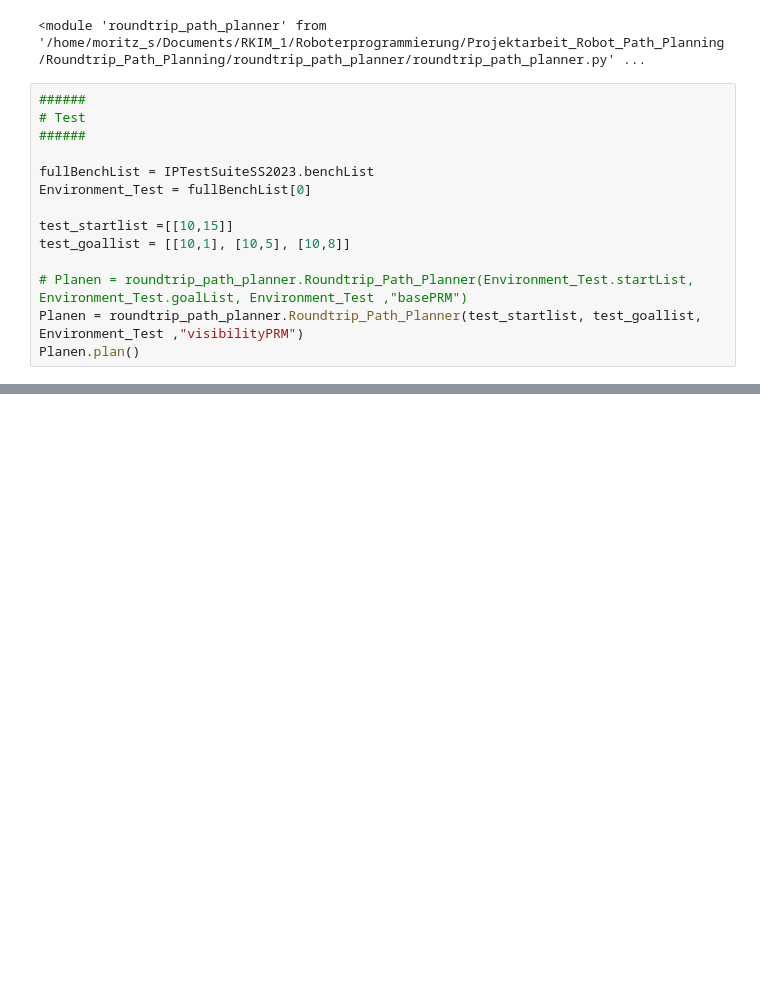
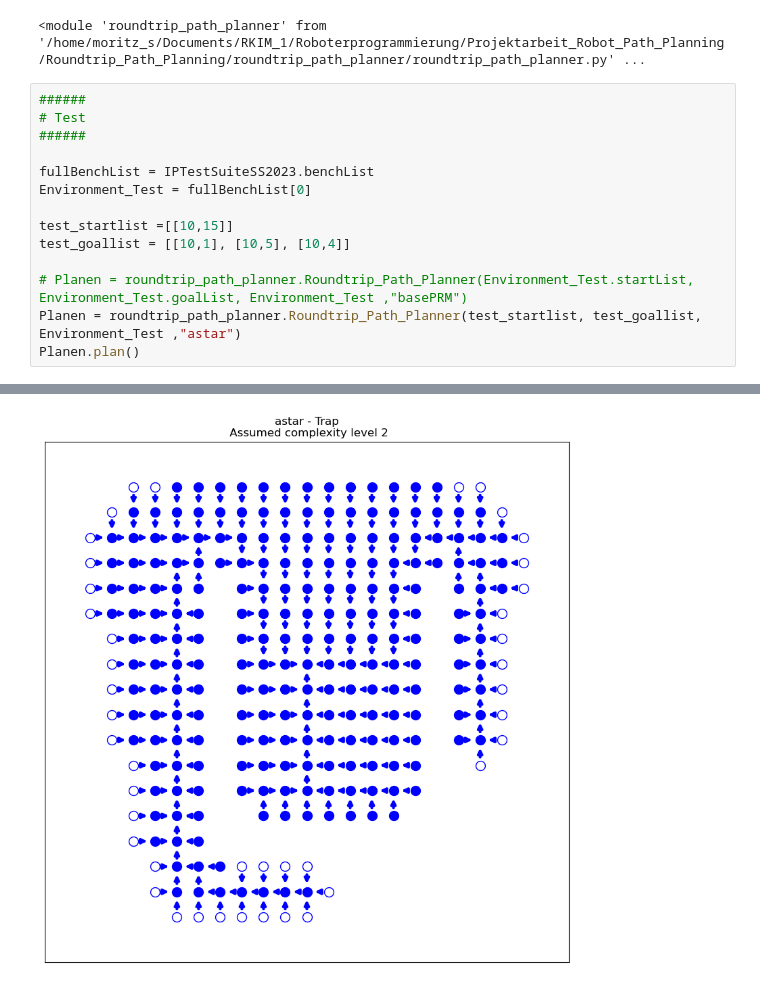
Before and after one commit to moritzscheckenbach/Roundtrip_Path_Planning, a Jupyter notebook: roundtrip_path_planner/Evaluation.ipynb, the cells around one changed output, grey strips where cells are left out. Drawn from its saved outputs; the diff is of its cells as text; blank space fills up the shorter version.

Commit message:
Funktionierender erster Stand des Roundtrip path planners (nicht alle Planer fehlerfrei, erste plots werden ausgegeben)

```diff
--- a/roundtrip_path_planner/Evaluation.ipynb
+++ b/roundtrip_path_planner/Evaluation.ipynb
@@ -36,9 +38,9 @@ fullBenchList = IPTestSuiteSS2023.benchList
 Environment_Test = fullBenchList[0]
 
 test_startlist =[[10,15]]
-test_goallist = [[10,1], [10,5], [10,8]]
+test_goallist = [[10,1], [10,5], [10,4]]
 
 # Planen = roundtrip_path_planner.Roundtrip_Path_Planner(Environment_Test.startList, Environment_Test.goalList, Environment_Test ,"basePRM")
-Planen = roundtrip_path_planner.Roundtrip_Path_Planner(test_startlist, test_goallist, Environment_Test ,"visibilityPRM")
+Planen = roundtrip_path_planner.Roundtrip_Path_Planner(test_startlist, test_goallist, Environment_Test ,"astar")
 Planen.plan()
 # %% [output]
@@ -49,0 +64 @@ PLANNING ERROR ! PLANNING ERROR ! PLANNING ERROR
+[figure, added]
```
Also changed, not shown: parts of 2 cells of this notebook, 1 other file.
